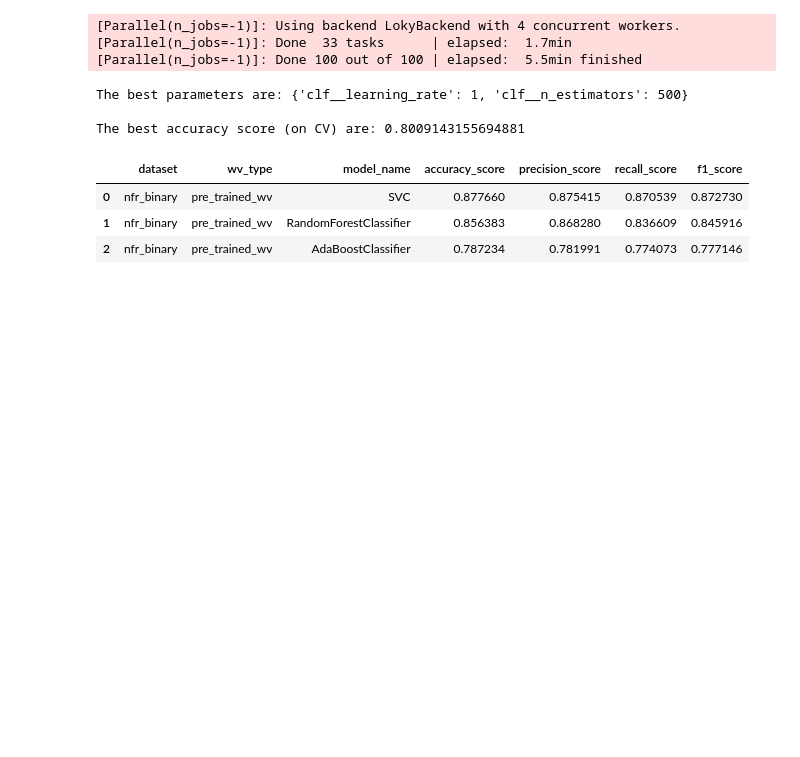
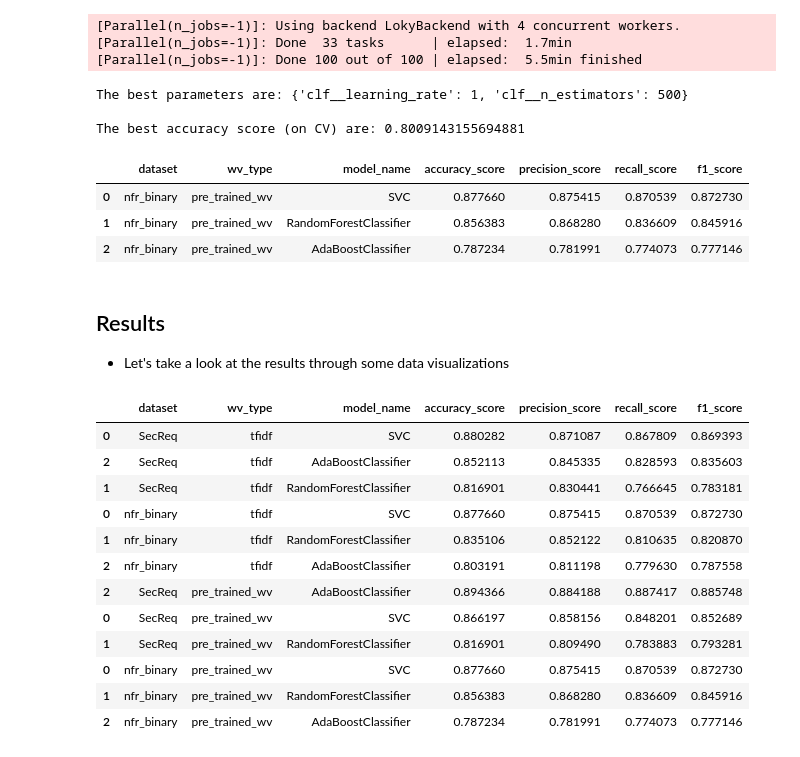
Before and after one commit to hfung4/Data-Projects, a Jupyter notebook: software_requirements_classification/notebooks/software_requirements_classification_part_1.ipynb, the cells around one changed output. Cells and saved outputs as stored; diff of their text form; code cells hidden in the pictures; blank space fills up the shorter version.

```diff
--- a/software_requirements_classification/notebooks/software_requirements_classification_part_1.ipynb
+++ b/software_requirements_classification/notebooks/software_requirements_classification_part_1.ipynb
@@ -495,3 +495,6 @@ df_nfr_binary_wv
 | 0 | nfr_binary | pre_trained_wv | SVC | 0.877660 | 0.875415 | 0.870539 | 0.872730 |
 | 1 | nfr_binary | pre_trained_wv | RandomForestClassifier | 0.856383 | 0.868280 | 0.836609 | 0.845916 |
 | 2 | nfr_binary | pre_trained_wv | AdaBoostClassifier | 0.787234 | 0.781991 | 0.774073 | 0.777146 |
+# %% [markdown]
+## Results
+- Let's take a look at the results through some data visualizations
@@ -497,0 +503,16 @@ df_nfr_binary_wv
+# %%
+binary_results
+# %% [output]
+|  | dataset | wv_type | model_name | accuracy_score | precision_score | recall_score | f1_score |
+| 0 | SecReq | tfidf | SVC | 0.880282 | 0.871087 | 0.867809 | 0.869393 |
+| 2 | SecReq | tfidf | AdaBoostClassifier | 0.852113 | 0.845335 | 0.828593 | 0.835603 |
+| 1 | SecReq | tfidf | RandomForestClassifier | 0.816901 | 0.830441 | 0.766645 | 0.783181 |
+| 0 | nfr_binary | tfidf | SVC | 0.877660 | 0.875415 | 0.870539 | 0.872730 |
+| 1 | nfr_binary | tfidf | RandomForestClassifier | 0.835106 | 0.852122 | 0.810635 | 0.820870 |
+| 2 | nfr_binary | tfidf | AdaBoostClassifier | 0.803191 | 0.811198 | 0.779630 | 0.787558 |
+| 2 | SecReq | pre_trained_wv | AdaBoostClassifier | 0.894366 | 0.884188 | 0.887417 | 0.885748 |
+| 0 | SecReq | pre_trained_wv | SVC | 0.866197 | 0.858156 | 0.848201 | 0.852689 |
+| 1 | SecReq | pre_trained_wv | RandomForestClassifier | 0.816901 | 0.809490 | 0.783883 | 0.793281 |
+| 0 | nfr_binary | pre_trained_wv | SVC | 0.877660 | 0.875415 | 0.870539 | 0.872730 |
+| 1 | nfr_binary | pre_trained_wv | RandomForestClassifier | 0.856383 | 0.868280 | 0.836609 | 0.845916 |
+| 2 | nfr_binary | pre_trained_wv | AdaBoostClassifier | 0.787234 | 0.781991 | 0.774073 | 0.777146 |
```
Also changed, not shown: parts of 7 cells of this notebook, 5 other files.
